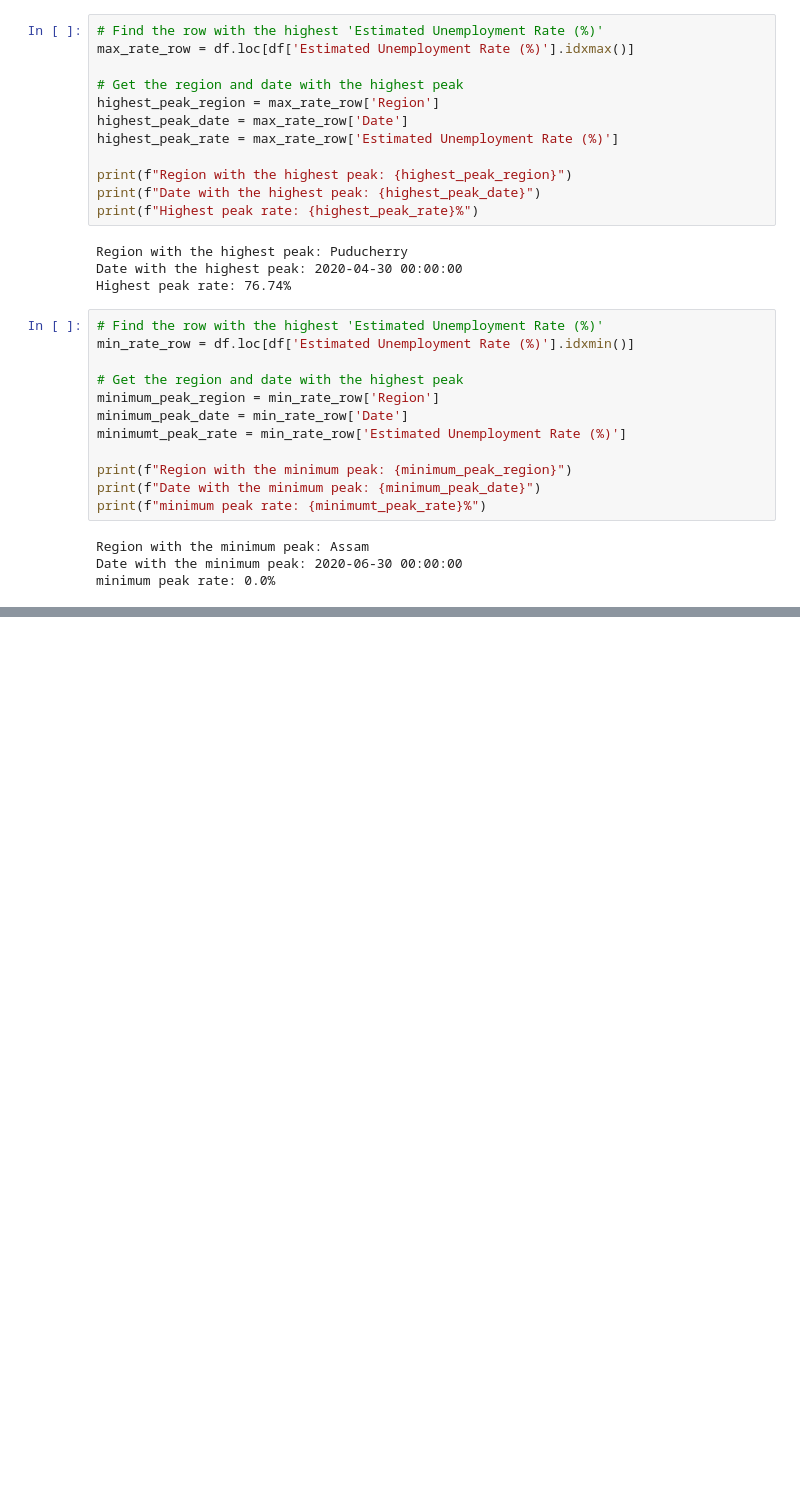
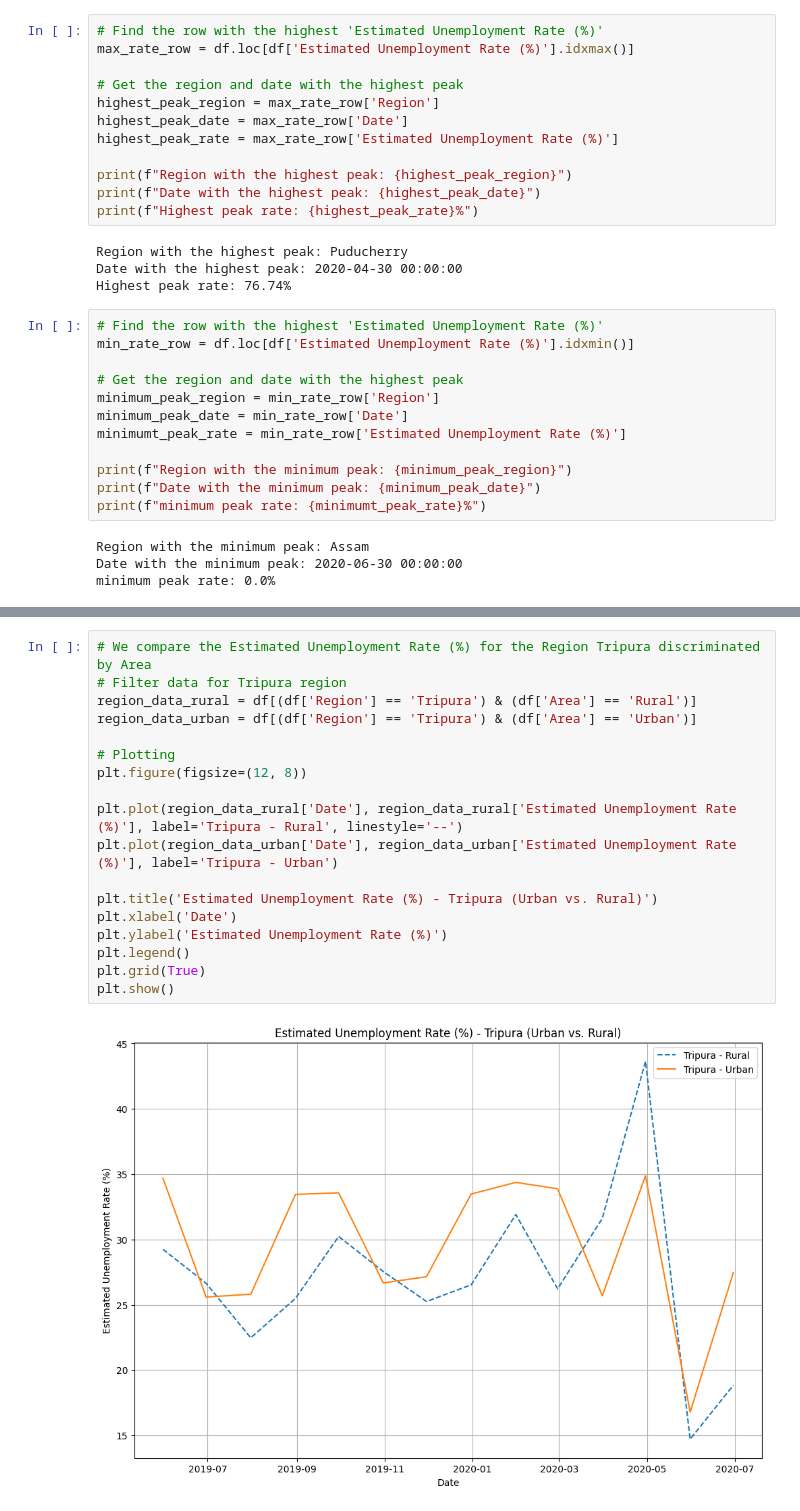
Before and after one commit to davidperezaponte/OIBSIP, a Jupyter notebook: Project2/t2_unploymentAnalysis.ipynb, the cells around one changed output, grey strips where cells are left out. Saved outputs shown, nothing was run; the diff lists cells and outputs as text; blank space fills up the shorter version.

```diff
--- a/Project2/t2_unploymentAnalysis.ipynb
+++ b/Project2/t2_unploymentAnalysis.ipynb
@@ -230,0 +223,20 @@ minimum peak rate: 0.0%
+# %%
+# We compare the Estimated Unemployment Rate (%) for the Region Tripura discriminated by Area
+# Filter data for Tripura region
+region_data_rural = df[(df['Region'] == 'Tripura') & (df['Area'] == 'Rural')]
+region_data_urban = df[(df['Region'] == 'Tripura') & (df['Area'] == 'Urban')]
+
+# Plotting
+plt.figure(figsize=(12, 8))
+
+plt.plot(region_data_rural['Date'], region_data_rural['Estimated Unemployment Rate (%)'], label='Tripura - Rural', linestyle='--')
+plt.plot(region_data_urban['Date'], region_data_urban['Estimated Unemployment Rate (%)'], label='Tripura - Urban')
+
+plt.title('Estimated Unemployment Rate (%) - Tripura (Urban vs. Rural)')
+plt.xlabel('Date')
+plt.ylabel('Estimated Unemployment Rate (%)')
+plt.legend()
+plt.grid(True)
+plt.show()
+# %% [output]
+[figure, added]
```
Also changed, not shown: parts of 9 cells of this notebook.
